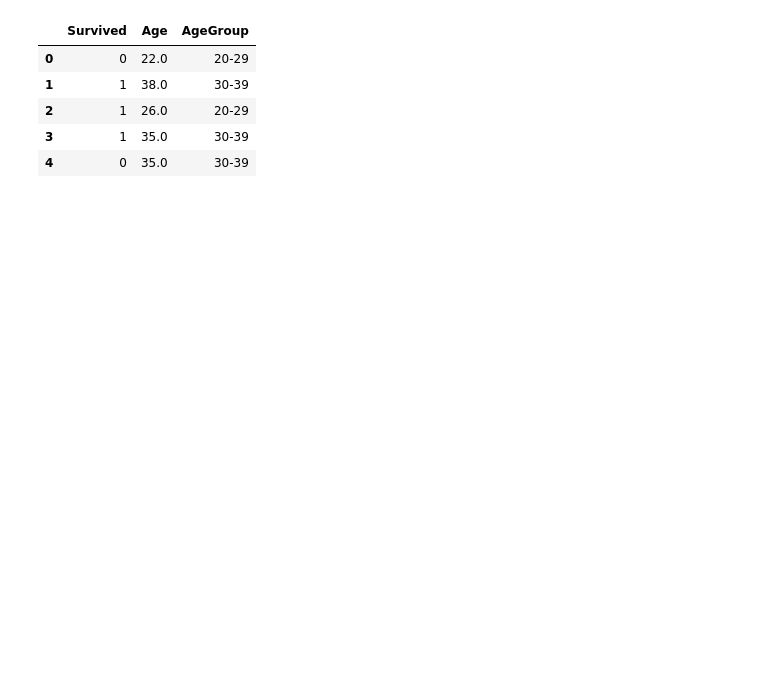
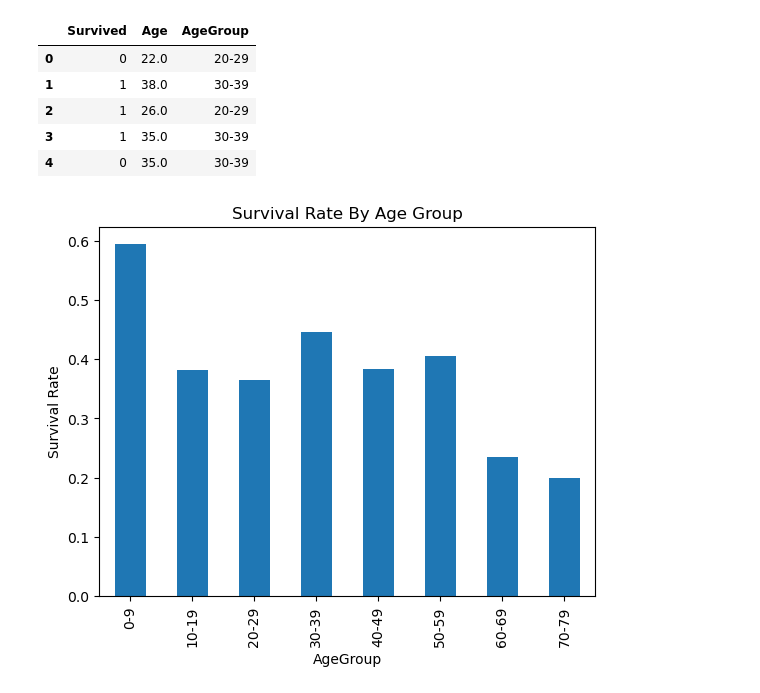
Before and after one commit to JamesStafford/TitanicKaggle, a Jupyter notebook: notebooks/kaggle_titanic_notebook.ipynb, the cells around one changed output. Drawn from its saved outputs; the diff is of its cells as text; code cells hidden in the pictures; blank space fills up the shorter version.

Commit message:
Added some exploratory data exploration for age and survival.

```diff
--- a/notebooks/kaggle_titanic_notebook.ipynb
+++ b/notebooks/kaggle_titanic_notebook.ipynb
@@ -26,10 +28,12 @@ age_survival_df.head()
 | 3 | 1 | 35.0 | 30-39 |
 | 4 | 0 | 35.0 | 30-39 |
 # %%
-survival_by_age_group = age_survival_df.groupby("AgeGroup")["Survived"].mean()
+survival_by_age_group = age_survival_df.groupby(AGE_GROUP_HEADER, observed=True)[SURVIVED_HEADER].mean()
 survival_by_age_group.plot(kind="bar")
 
 plt.ylabel("Survival Rate")
 plt.title("Survival Rate By Age Group")
 
 plt.show()
+# %% [output]
+[figure, added]
```
Also changed, not shown: parts of 4 cells of this notebook.
